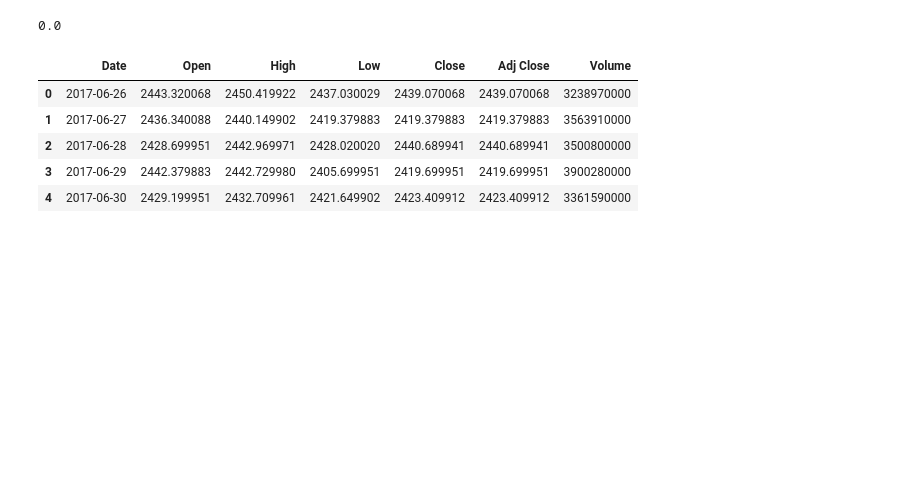
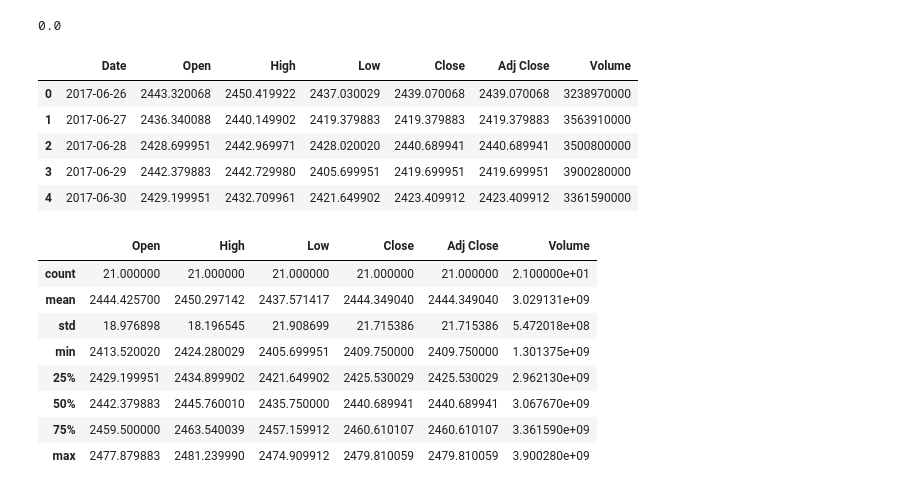
Before and after one commit to Terhid/stock_market_prediction, a Jupyter notebook: exploration.ipynb, the cells around one changed output. Cells and saved outputs as stored; diff of their text form; code cells hidden in the pictures; blank space fills up the shorter version.

```diff
--- a/exploration.ipynb
+++ b/exploration.ipynb
@@ -15,3 +34,15 @@ df.head()
 | 2 | 2017-06-28 | 2428.699951 | 2442.969971 | 2428.020020 | 2440.689941 | 2440.689941 | 3500800000 |
 | 3 | 2017-06-29 | 2442.379883 | 2442.729980 | 2405.699951 | 2419.699951 | 2419.699951 | 3900280000 |
 | 4 | 2017-06-30 | 2429.199951 | 2432.709961 | 2421.649902 | 2423.409912 | 2423.409912 | 3361590000 |
+# %%
+df.describe()
+# %% [output]
+|  | Open | High | Low | Close | Adj Close | Volume |
+| count | 21.000000 | 21.000000 | 21.000000 | 21.000000 | 21.000000 | 2.100000e+01 |
+| mean | 2444.425700 | 2450.297142 | 2437.571417 | 2444.349040 | 2444.349040 | 3.029131e+09 |
+| std | 18.976898 | 18.196545 | 21.908699 | 21.715386 | 21.715386 | 5.472018e+08 |
+| min | 2413.520020 | 2424.280029 | 2405.699951 | 2409.750000 | 2409.750000 | 1.301375e+09 |
+| 25% | 2429.199951 | 2434.899902 | 2421.649902 | 2425.530029 | 2425.530029 | 2.962130e+09 |
+| 50% | 2442.379883 | 2445.760010 | 2435.750000 | 2440.689941 | 2440.689941 | 3.067670e+09 |
+| 75% | 2459.500000 | 2463.540039 | 2457.159912 | 2460.610107 | 2460.610107 | 3.361590e+09 |
+| max | 2477.879883 | 2481.239990 | 2474.909912 | 2479.810059 | 2479.810059 | 3.900280e+09 |
```
Also changed, not shown: parts of 8 cells of this notebook, 1 other file.
